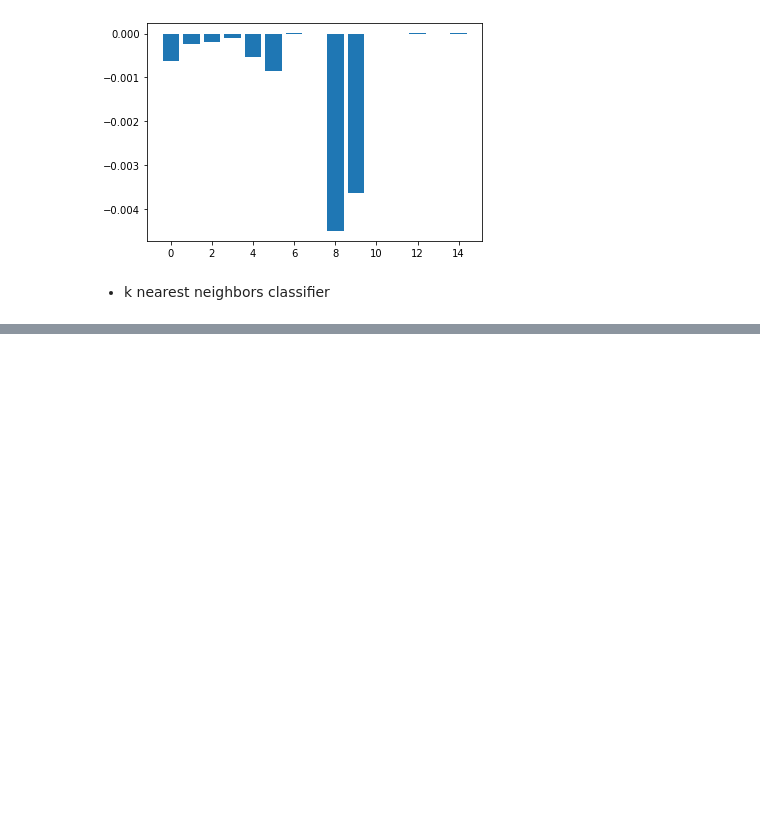
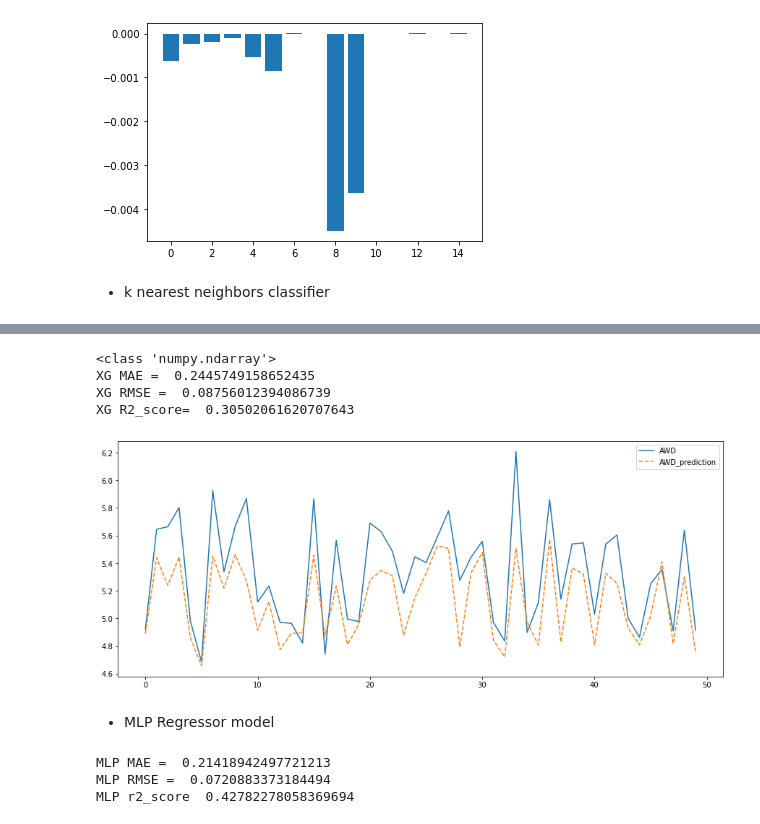
Before and after one commit to AyersAuthentic/dva_data_viz, a Jupyter notebook: models/Project_work.ipynb, the cells around one changed output, grey strips where cells are left out. Drawn from its saved outputs; the diff is of its cells as text; code cells hidden in the pictures; blank space fills up the shorter version.

```diff
--- a/models/Project_work.ipynb
+++ b/models/Project_work.ipynb
@@ -549,0 +649,39 @@ LR MAE =  0.21337657849705013
+# %%
+# run prediction and evaluate metrics
+mdfagg_xg_p = mdfagg_xg.predict(X_testagg)
+print(type(mdfagg_xg_p))
+
+#print('XG Accuracy score = ', metrics.accuracy_score(mdfagg_xg_p, y_testagg))
+print('XG MAE = ', metrics.mean_absolute_error(mdfagg_xg_p, y_testagg))
+print('XG RMSE = ', metrics.mean_squared_error(mdfagg_xg_p, y_testagg, squared=True))
+print('XG R2_score= ', metrics.r2_score(y_testagg,mdfagg_xg_p))
+
+yt=pd.DataFrame(y_testagg.to_list())
+#print(yt[0:5])
+
+ypredict=pd.DataFrame(mdfagg_xg_p)
+plt.figure(figsize=(15,6))
+plt.plot(yt[0:50], label = "AWD", linestyle="-")
+plt.plot(ypredict[0:50], label = "AWD_prediction", linestyle="--")
+plt.legend()
+plt.show()
+# %% [output]
+<class 'numpy.ndarray'>
+XG MAE =  0.2445749158652435
+XG RMSE =  0.08756012394086739
+XG R2_score=  0.30502061620707643
+[figure, added]
+# %% [markdown]
+* MLP Regressor model
+# %%
+clf = MLPRegressor(hidden_layer_sizes=(15,14,12,10,8,6),random_state=1, max_iter=20000)
+clf.fit(X_trainagg, y_trainagg)
+mdfagg_ml_p=clf.predict(X_testagg)
+#clf.score(X_testagg, y_testagg)
+print('MLP MAE = ', metrics.mean_absolute_error(mdfagg_ml_p, y_testagg))
+print('MLP RMSE = ', metrics.mean_squared_error(mdfagg_ml_p, y_testagg, squared=True))
+print('MLP r2_score ', metrics.r2_score(y_testagg,mdfagg_ml_p))
+# %% [output]
+MLP MAE =  0.21418942497721213
+MLP RMSE =  0.0720883373184494
+MLP r2_score  0.42782278058369694
```
Also changed, not shown: parts of 25 cells of this notebook.
